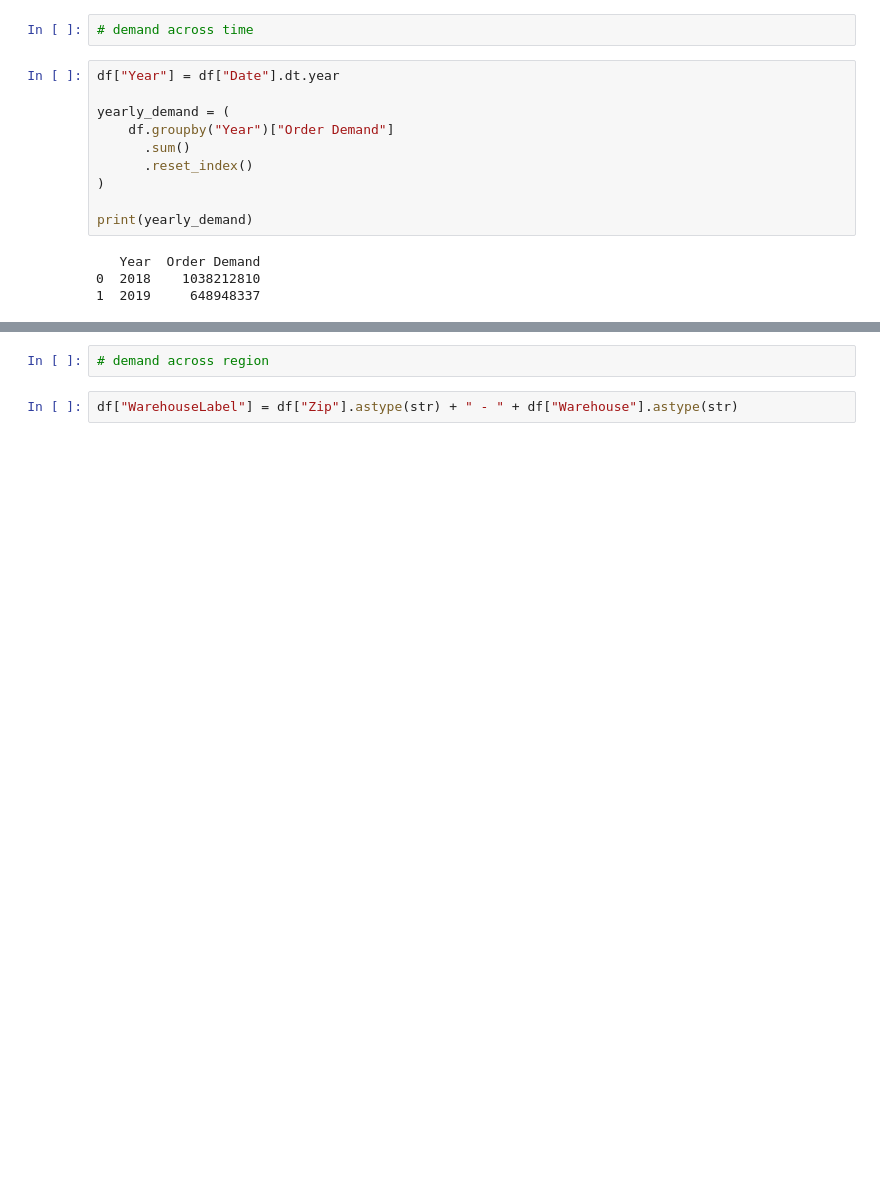
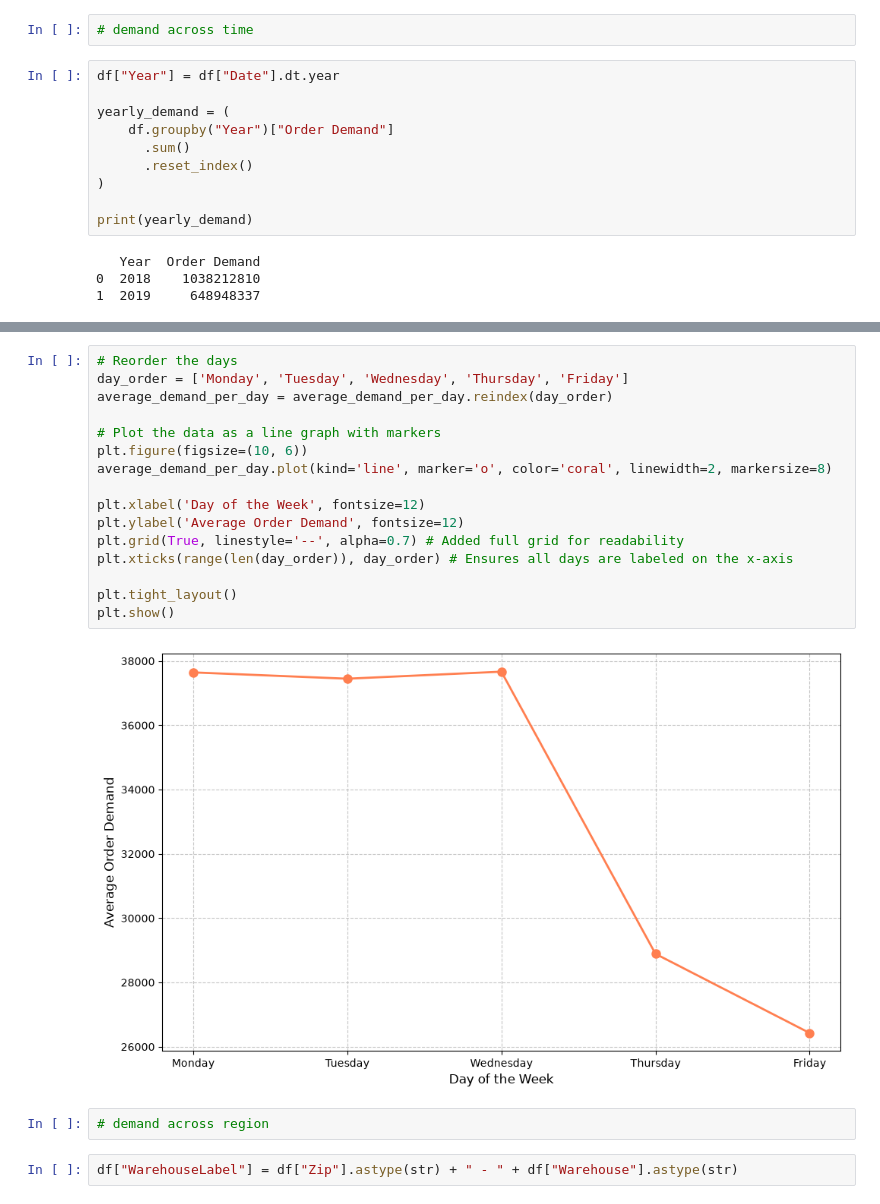
Before and after one commit to maipham-ctrl/Nova_Retail, a Jupyter notebook: main.ipynb, the cells around one changed output, grey strips where cells are left out. Saved outputs shown, nothing was run; the diff lists cells and outputs as text; blank space fills up the shorter version.

```diff
--- a/main.ipynb
+++ b/main.ipynb
@@ -253,3 +229,21 @@ plt.show()
+# %%
+# Reorder the days
+day_order = ['Monday', 'Tuesday', 'Wednesday', 'Thursday', 'Friday']
+average_demand_per_day = average_demand_per_day.reindex(day_order)
+
+# Plot the data as a line graph with markers
+plt.figure(figsize=(10, 6))
+average_demand_per_day.plot(kind='line', marker='o', color='coral', linewidth=2, markersize=8)
+
+plt.xlabel('Day of the Week', fontsize=12)
+plt.ylabel('Average Order Demand', fontsize=12)
+plt.grid(True, linestyle='--', alpha=0.7) # Added full grid for readability
+plt.xticks(range(len(day_order)), day_order) # Ensures all days are labeled on the x-axis
+
+plt.tight_layout()
+plt.show()
+# %% [output]
+[figure, added]
 # %%
 # demand across region
 # %%
```
Also changed, not shown: parts of 18 cells of this notebook, 1 other file.
